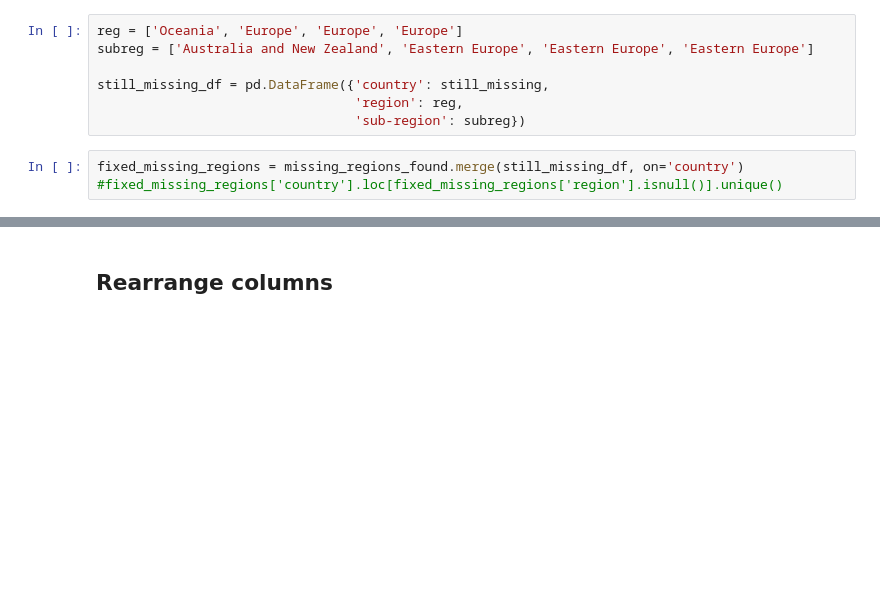
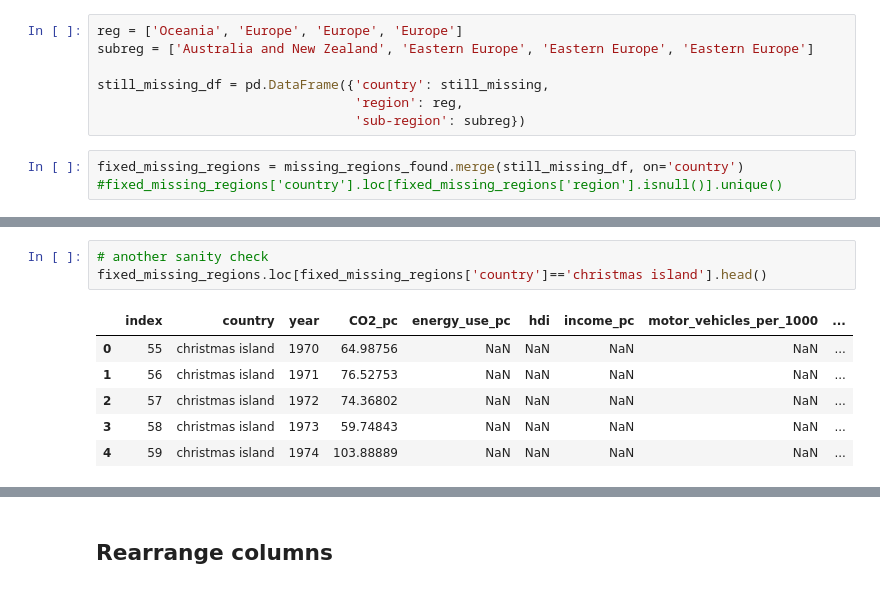
Before and after one commit to limegimlet/data_analysis_gapminder_co2, a Jupyter notebook: gapminder/make_df.ipynb, the cells around one changed output, grey strips where cells are left out. Cells and saved outputs as stored; diff of their text form; blank space fills up the shorter version.

```diff
--- a/gapminder/make_df.ipynb
+++ b/gapminder/make_df.ipynb
@@ -749,0 +755,10 @@ final_df.loc[final_df['region'].isnull()]
+# %%
+# another sanity check
+fixed_missing_regions.loc[fixed_missing_regions['country']=='christmas island'].head()
+# %% [output]
+|  | index | country | year | CO2_pc | energy_use_pc | hdi | income_pc | motor_vehicles_per_1000 | ... |
+| 0 | 55 | christmas island | 1970 | 64.98756 | NaN | NaN | NaN | NaN | ... |
+| 1 | 56 | christmas island | 1971 | 76.52753 | NaN | NaN | NaN | NaN | ... |
+| 2 | 57 | christmas island | 1972 | 74.36802 | NaN | NaN | NaN | NaN | ... |
+| 3 | 58 | christmas island | 1973 | 59.74843 | NaN | NaN | NaN | NaN | ... |
+| 4 | 59 | christmas island | 1974 | 103.88889 | NaN | NaN | NaN | NaN | ... |
```
Also changed, not shown: parts of 15 cells of this notebook, 1 other file.
